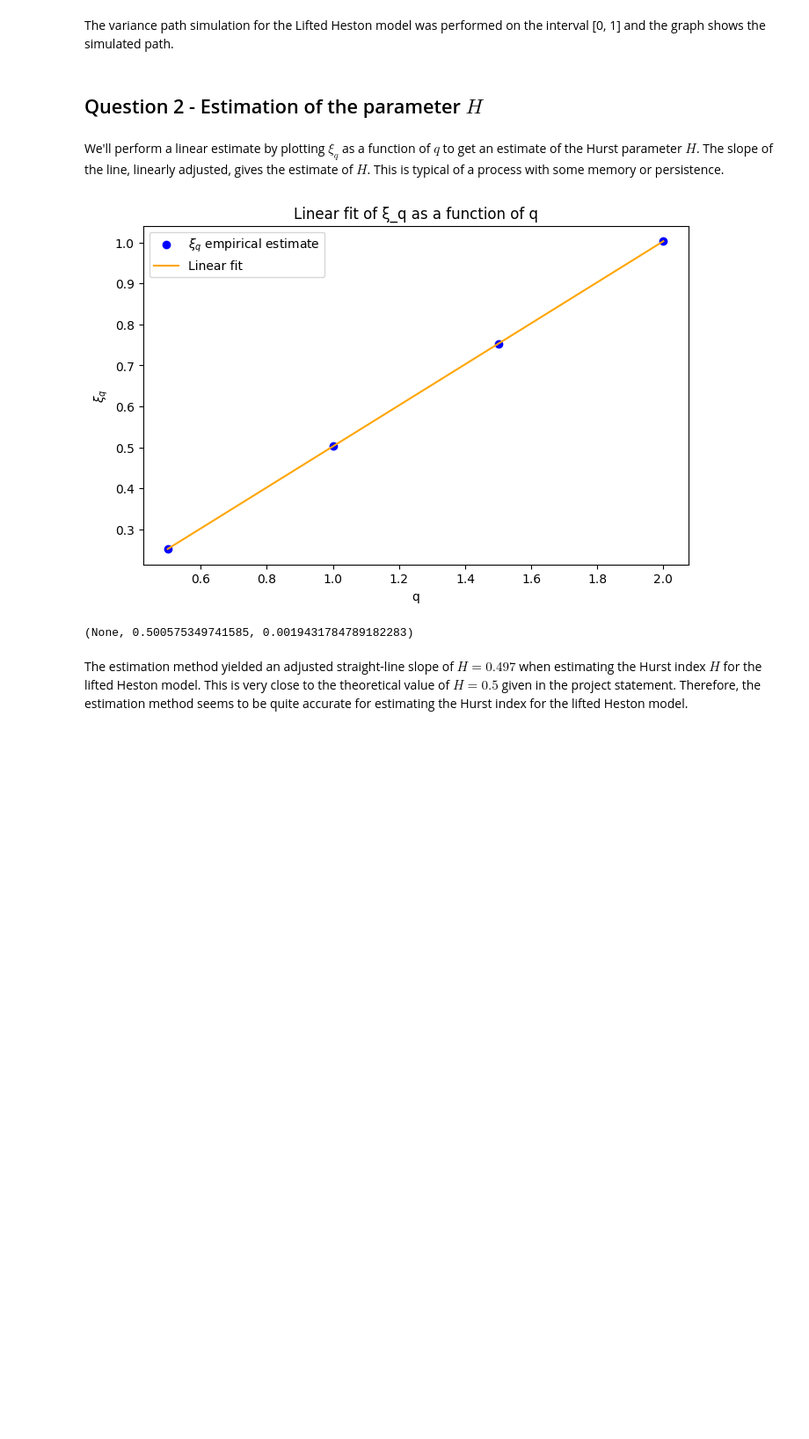
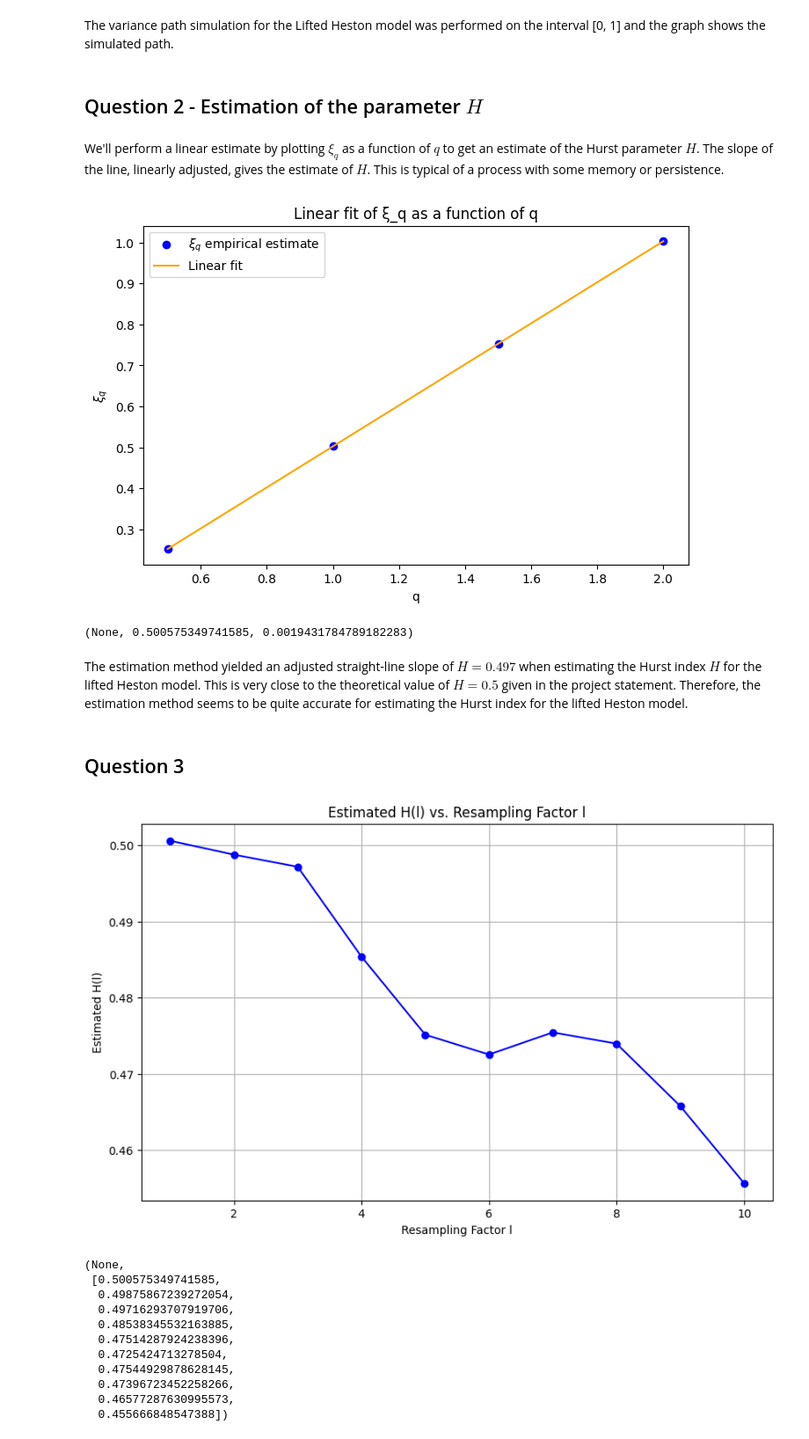
Before and after one commit to MathQuantLab/options-implied-volatility, a Jupyter notebook: options-implied-volatility.ipynb, the cells around one changed output. Shown at 88% size. Cells and saved outputs as stored; diff of their text form; code cells hidden in the pictures; blank space fills up the shorter version.

Commit message:
Question 3

```diff
--- a/options-implied-volatility.ipynb
+++ b/options-implied-volatility.ipynb
@@ -157,3 +157,67 @@ plt.show(), H_final_estimate, H_final_estimate_intercept
 (None, 0.500575349741585, 0.0019431784789182283)
 # %% [markdown]
 The estimation method yielded an adjusted straight-line slope of $H = 0.497$ when estimating the Hurst index $H$ for the lifted Heston model. This is very close to the theoretical value of $H = 0.5$ given in the project statement. Therefore, the estimation method seems to be quite accurate for estimating the Hurst index for the lifted Heston model.
+# %% [markdown]
+## Question 3
+# %%
+#Calculating the empirical moments after resampling
+H_l_estimates = []
+ls = np.arange(1, 11)
+
+# Function to resample the path by a factor of l
+def resample_path(V, l):
+    return V[::l]
+
+# Redefining the calculation of empirical moments to handle resampling properly
+def empirical_moment_resampled(V, q, Delta, l, dt):
+    # Calculate the time-adjusted lag, which is l times larger after resampling
+    lag = l * Delta
+    increments = np.abs(V[lag:] - V[:-lag])**q
+    m_q_Delta = np.mean(increments)
+    return m_q_Delta
+
+# Repeating estimation of H for each resampled path
+for l in ls:
+    V_resampled = resample_path(V, l)
+    log_moments = []
+
+    for q in qs:
+        moments_q = []
+        for Delta in Deltas:
+            m_q_Delta = empirical_moment_resampled(V_resampled, q, Delta, l, dt)
+            moments_q.append(np.log(m_q_Delta))
+        log_moments.append(moments_q)
+
+    # For each moment order q, performing linear regression with respect to log(Delta)
+    # for finding the slope which is an estimate for ξ_q
+    xi_q_l = []
+    for i, moments_q in enumerate(log_moments):
+        reg = LinearRegression().fit(np.log(Deltas).reshape(-1, 1), moments_q)
+        xi_q_l.append(reg.coef_[0])
+
+    # Performing linear regression to estimate H from the slopes xi_q_l as a function of qs
+    reg_final = LinearRegression().fit(qs_array.reshape(-1, 1), xi_q_l)
+    H_l = reg_final.coef_[0]
+    H_l_estimates.append(H_l)
+
+# Plotting l against the estimated H(l)
+plt.figure(figsize=(10, 6))
+plt.plot(ls, H_l_estimates, 'o-', color='blue')
+plt.title('Estimated H(l) vs. Resampling Factor l')
+plt.xlabel('Resampling Factor l')
+plt.ylabel('Estimated H(l)')
+plt.grid(True)
+plt.show(), H_l_estimates
+# %% [output]
+[figure, added]
+(None,
+ [0.500575349741585,
+  0.49875867239272054,
+  0.49716293707919706,
+  0.48538345532163885,
+  0.47514287924238396,
+  0.4725424713278504,
+  0.47544929878628145,
+  0.47396723452258266,
+  0.46577287630995573,
+  0.455666848547388])
```
